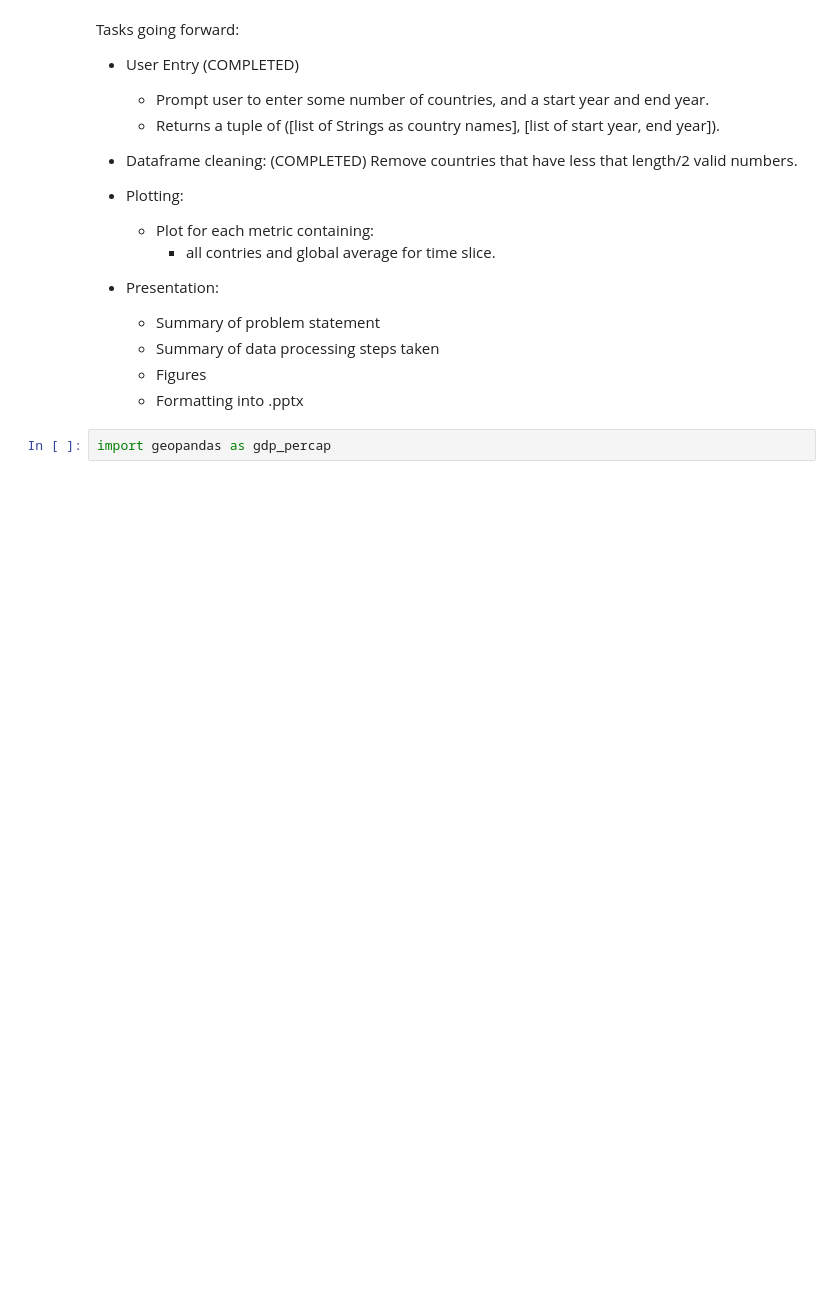
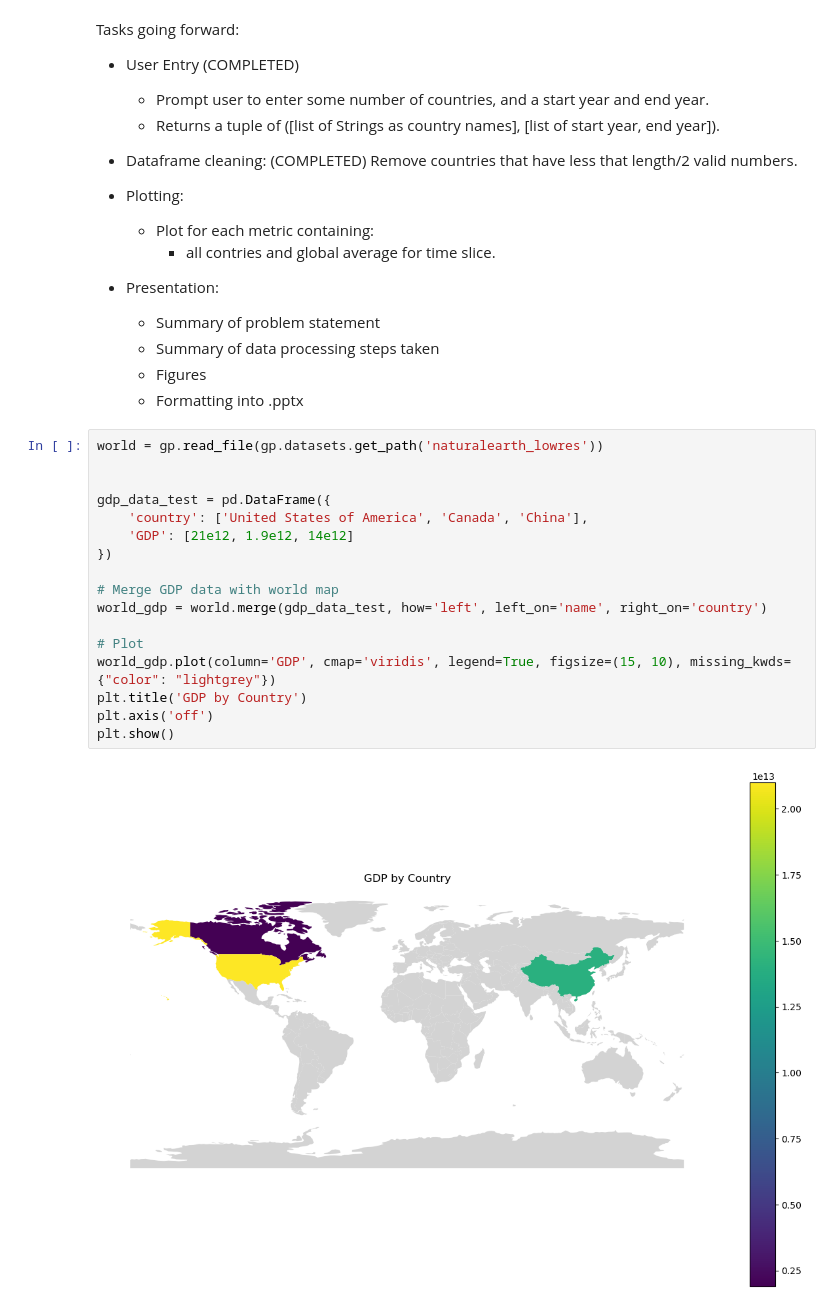
Before and after one commit to ctcastle/leprechaun_economics, a Jupyter notebook: wills-notebook.ipynb, the cells around one changed output. Saved outputs shown, nothing was run; the diff lists cells and outputs as text; blank space fills up the shorter version.

```diff
--- a/wills-notebook.ipynb
+++ b/wills-notebook.ipynb
@@ -174,4 +177,21 @@ Tasks going forward:
     - Figures
     - Formatting into .pptx
 # %%
-import geopandas as gdp_percap
+world = gp.read_file(gp.datasets.get_path('naturalearth_lowres'))
+
+
+gdp_data_test = pd.DataFrame({
+    'country': ['United States of America', 'Canada', 'China'],
+    'GDP': [21e12, 1.9e12, 14e12]
+})
+
+# Merge GDP data with world map
+world_gdp = world.merge(gdp_data_test, how='left', left_on='name', right_on='country')
+
+# Plot
+world_gdp.plot(column='GDP', cmap='viridis', legend=True, figsize=(15, 10), missing_kwds={"color": "lightgrey"})
+plt.title('GDP by Country')
+plt.axis('off')
+plt.show()
+# %% [output]
+[figure, added]
```
Also changed, not shown: parts of 4 cells of this notebook, 1 other file.
